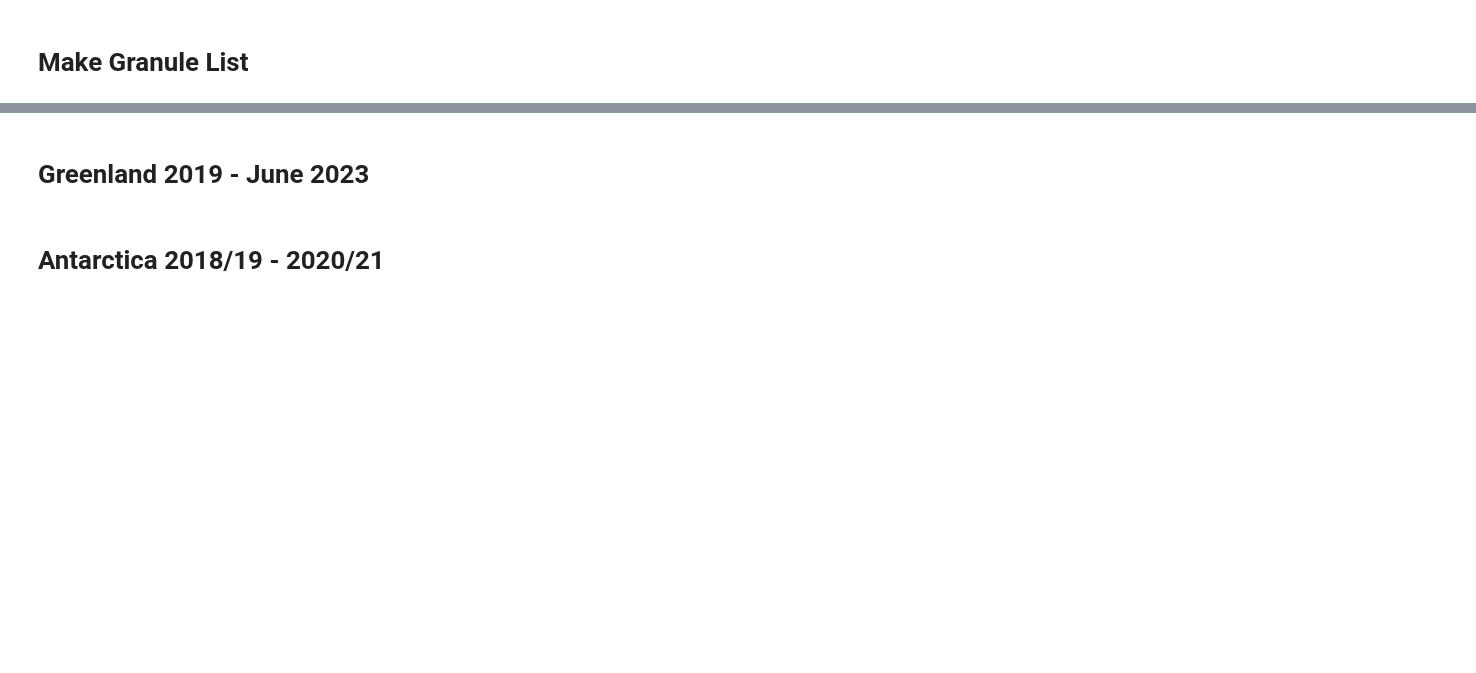
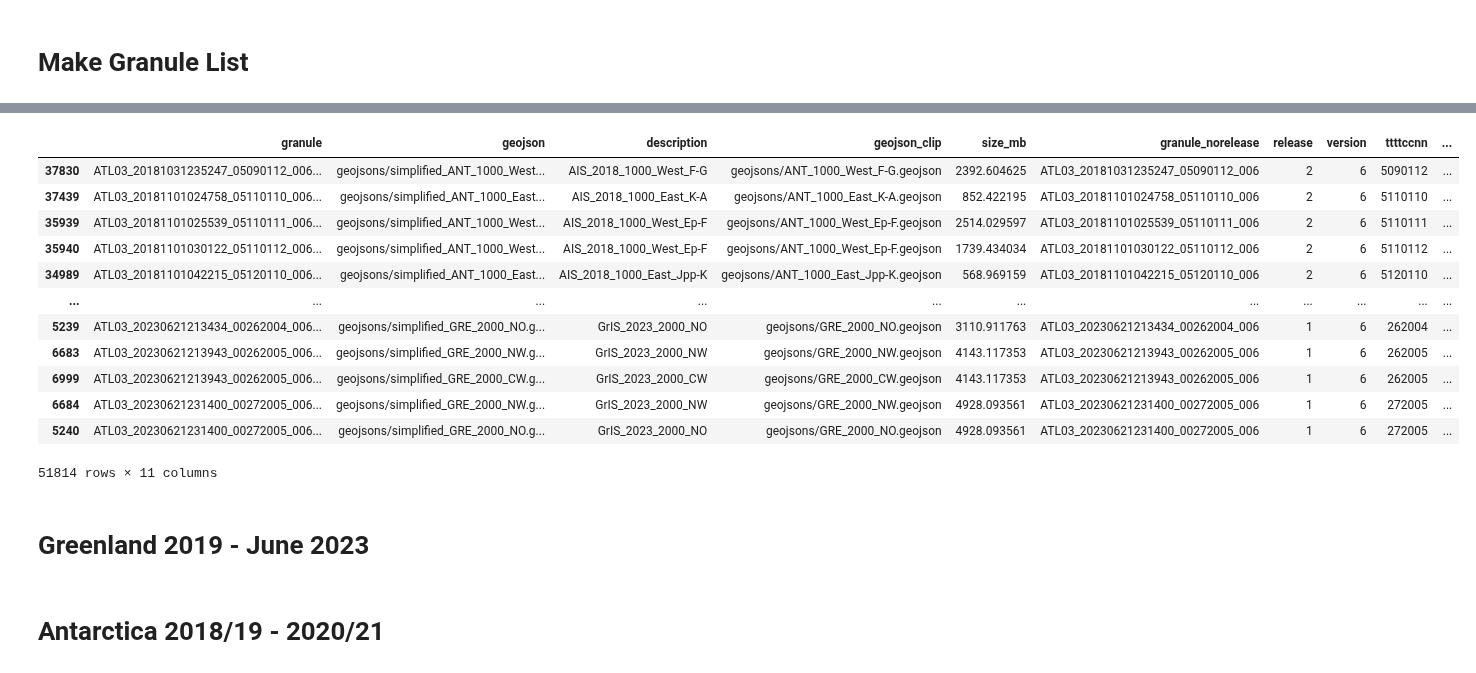
Before and after one commit to fliphilipp/GlacierLakeDetectionICESat2, a Jupyter notebook: make_granule_list.ipynb, the cells around one changed output, grey strips where cells are left out. Saved outputs shown, nothing was run; the diff lists cells and outputs as text; code cells hidden in the pictures; blank space fills up the shorter version.

```diff
--- a/make_granule_list.ipynb
+++ b/make_granule_list.ipynb
@@ -42,0 +158,33 @@ Found 1 ATL03 version 006 granules over test_ross.geojson between 2022-01-04 and
+# %%
+def filter_release(df):
+    # there should not be any, but to make sure drop any duplicates
+    df = df.drop_duplicates(ignore_index=True)
+
+    # keep only the latest release of each granule (relevant during ITRF reprocessing, etc.)
+    df['release'] = df.apply(lambda x: int(x.granule.split('_')[-1][:2]), axis=1)
+    df['version'] = df.apply(lambda x: int(x.granule.split('_')[3]), axis=1)
+    df['ttttccnn'] = df.apply(lambda x: int(x.granule.split('_')[2]), axis=1)
+
+    # make id for granule / region combination
+    df['granule_region_id'] = df.apply(lambda x: str(x.ttttccnn) + x.geojson_clip, axis=1)
+    df_maxversion = df.groupby(by='granule_region_id')[['version']].max().rename(columns={'version': 'version_max'})
+    df['select'] = df.apply(lambda x: x.version == df_maxversion.loc[x.granule_region_id].version_max, axis=1)
+    df = df[df.select]
+    df_maxrelease = df.groupby(by='granule_region_id')[['release']].max().rename(columns={'release': 'release_max'})
+    df['select'] = df.apply(lambda x: x.release == df_maxrelease.loc[x.granule_region_id].release_max, axis=1)
+    df = df[df.select]
+
+    return df
+# %%
+# get the granules that have already been procesed
+in_list = [
+    'granule_lists/GRE_2000_May2019_Jun2023.csv',
+    'granule_lists/ANT_1000_Dec2018_Mar2021.csv',
+    'granule_lists/ANT_1000_Dec2021_Mar2023.csv',
+    'granule_lists/extra_shoulderseason_GRE_2000_ANT_1000.csv']
+nms = ['granule', 'geojson', 'description', 'geojson_clip', 'size_mb']
+dfs_all_input = []
+for grlist in in_list:
+    dfs_all_input.append(pd.read_csv(grlist.replace('.csv', '_size.csv'), header=None, names=nms))
+df_processed = pd.concat(dfs_all_input).reset_index(drop=True)
+df_already_run = filter_release(df_processed)
@@ -42,0 +314,16 @@ Found 1 ATL03 version 006 granules over test_ross.geojson between 2022-01-04 and
+# %%
+df_already_run.sort_values(by='granule')
+# %% [output]
+|  | granule | geojson | description | geojson_clip | size_mb | granule_norelease | release | version | ttttccnn | ... |
+| 37830 | ATL03_20181031235247_05090112_006... | geojsons/simplified_ANT_1000_West... | AIS_2018_1000_West_F-G | geojsons/ANT_1000_West_F-G.geojson | 2392.604625 | ATL03_20181031235247_05090112_006 | 2 | 6 | 5090112 | ... |
+| 37439 | ATL03_20181101024758_05110110_006... | geojsons/simplified_ANT_1000_East... | AIS_2018_1000_East_K-A | geojsons/ANT_1000_East_K-A.geojson | 852.422195 | ATL03_20181101024758_05110110_006 | 2 | 6 | 5110110 | ... |
+| 35939 | ATL03_20181101025539_05110111_006... | geojsons/simplified_ANT_1000_West... | AIS_2018_1000_West_Ep-F | geojsons/ANT_1000_West_Ep-F.geojson | 2514.029597 | ATL03_20181101025539_05110111_006 | 2 | 6 | 5110111 | ... |
+| 35940 | ATL03_20181101030122_05110112_006... | geojsons/simplified_ANT_1000_West... | AIS_2018_1000_West_Ep-F | geojsons/ANT_1000_West_Ep-F.geojson | 1739.434034 | ATL03_20181101030122_05110112_006 | 2 | 6 | 5110112 | ... |
+| 34989 | ATL03_20181101042215_05120110_006... | geojsons/simplified_ANT_1000_East... | AIS_2018_1000_East_Jpp-K | geojsons/ANT_1000_East_Jpp-K.geojson | 568.969159 | ATL03_20181101042215_05120110_006 | 2 | 6 | 5120110 | ... |
+| ... | ... | ... | ... | ... | ... | ... | ... | ... | ... | ... |
+| 5239 | ATL03_20230621213434_00262004_006... | geojsons/simplified_GRE_2000_NO.g... | GrIS_2023_2000_NO | geojsons/GRE_2000_NO.geojson | 3110.911763 | ATL03_20230621213434_00262004_006 | 1 | 6 | 262004 | ... |
+| 6683 | ATL03_20230621213943_00262005_006... | geojsons/simplified_GRE_2000_NW.g... | GrIS_2023_2000_NW | geojsons/GRE_2000_NW.geojson | 4143.117353 | ATL03_20230621213943_00262005_006 | 1 | 6 | 262005 | ... |
+| 6999 | ATL03_20230621213943_00262005_006... | geojsons/simplified_GRE_2000_CW.g... | GrIS_2023_2000_CW | geojsons/GRE_2000_CW.geojson | 4143.117353 | ATL03_20230621213943_00262005_006 | 1 | 6 | 262005 | ... |
+| 6684 | ATL03_20230621231400_00272005_006... | geojsons/simplified_GRE_2000_NW.g... | GrIS_2023_2000_NW | geojsons/GRE_2000_NW.geojson | 4928.093561 | ATL03_20230621231400_00272005_006 | 1 | 6 | 272005 | ... |
+| 5240 | ATL03_20230621231400_00272005_006... | geojsons/simplified_GRE_2000_NO.g... | GrIS_2023_2000_NO | geojsons/GRE_2000_NO.geojson | 4928.093561 | ATL03_20230621231400_00272005_006 | 1 | 6 | 272005 | ... |
+51814 rows × 11 columns
```
Also changed, not shown: parts of 18 cells of this notebook, 20 other files.
